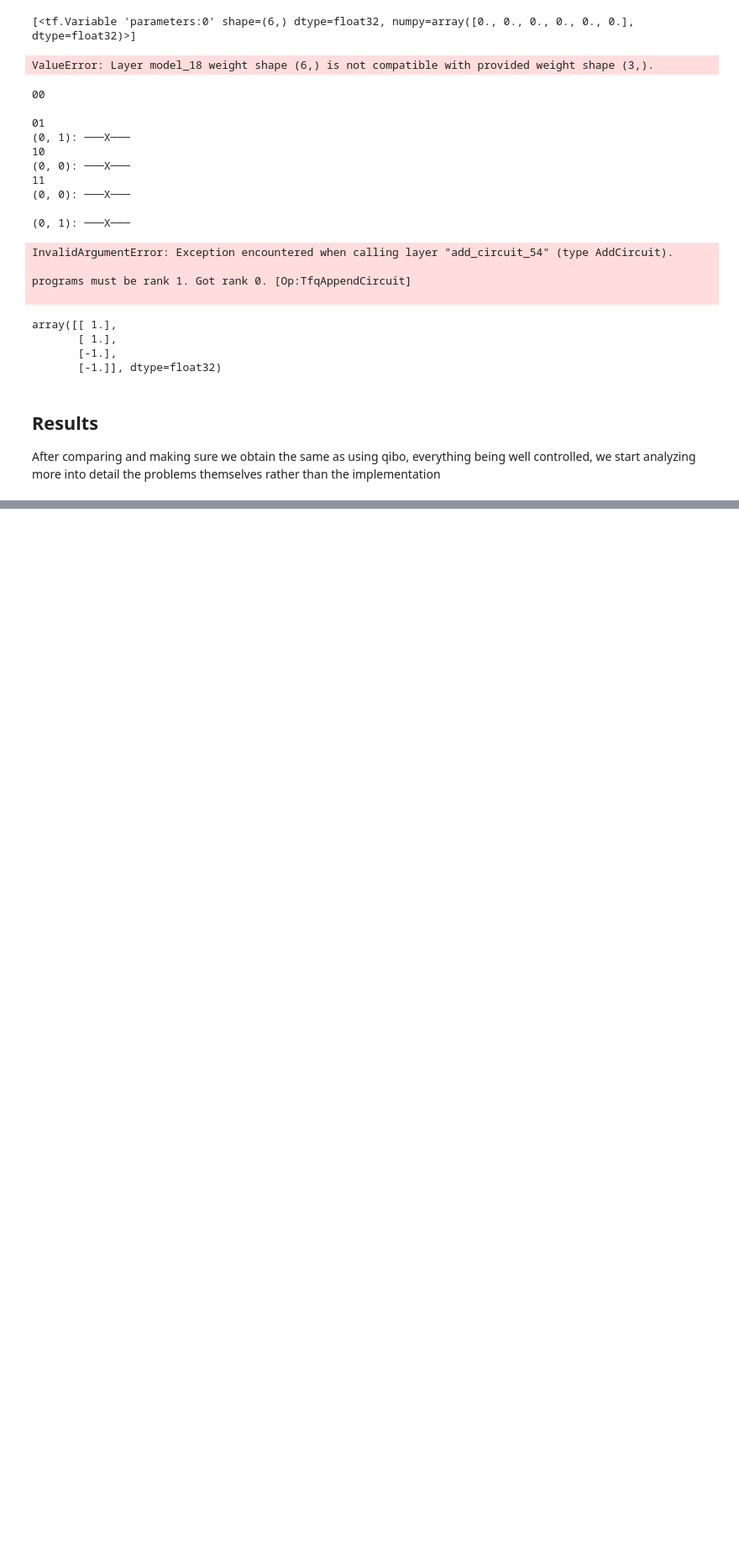
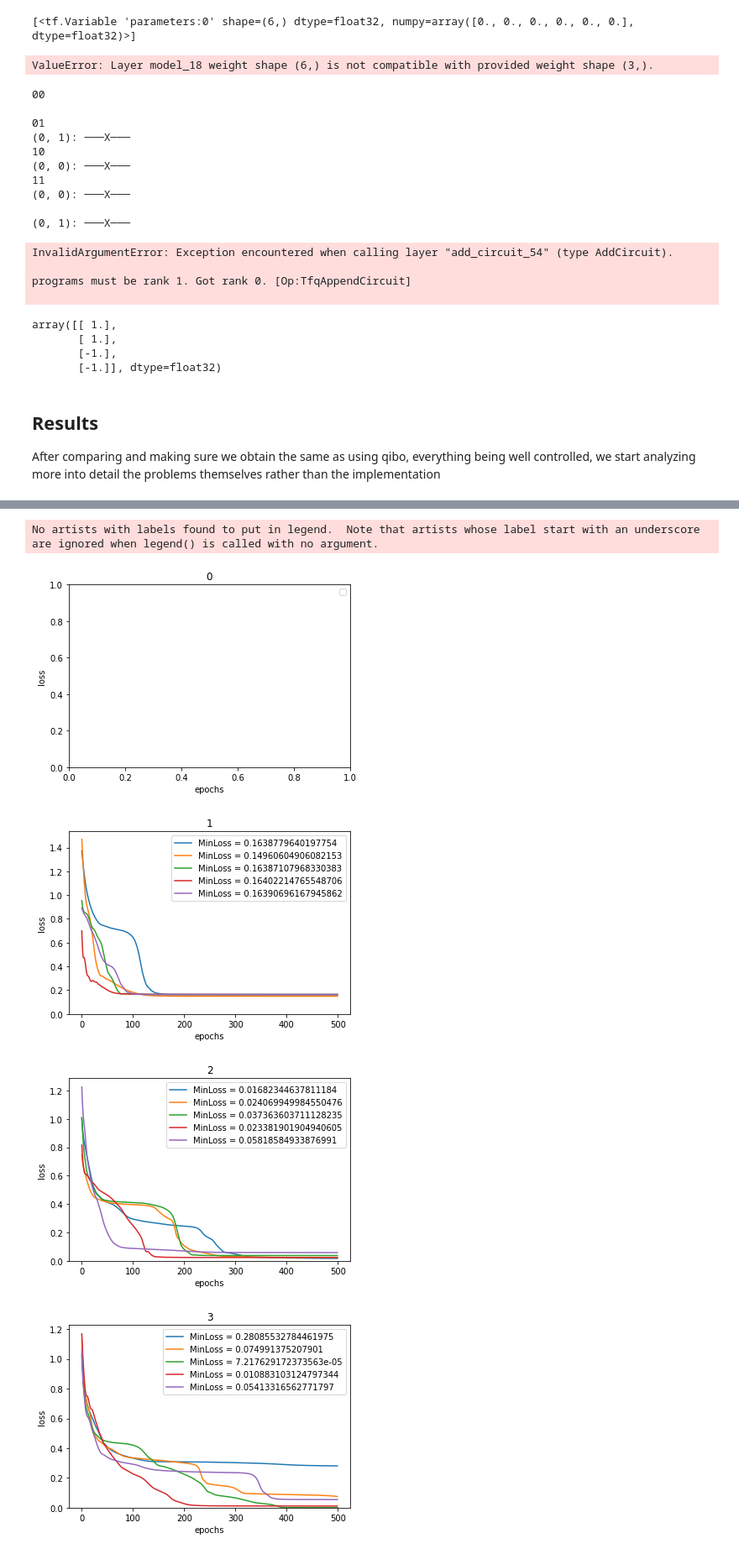
Before and after one commit to joan-ainaud/TFG_QCNN, a Jupyter notebook: TensorFlow qibo imitate.ipynb, the cells around one changed output, grey strips where cells are left out. Shown at 84% size. Saved outputs shown, nothing was run; the diff lists cells and outputs as text; code cells hidden in the pictures; blank space fills up the shorter version.

```diff
--- a/TensorFlow qibo imitate.ipynb
+++ b/TensorFlow qibo imitate.ipynb
@@ -169,7 +169,7 @@ def quantum_circuit(op_bits, readout_bit, parameters, full=False):
 
     return circuit
 
-param = sympy.symbols('p:48')
+param = sympy.symbols('p:100')
 
 
 n = 4
@@ -535,0 +458,33 @@ plt.savefig("compare.pdf")
+# %%
+N = 4
+loss = []
+optimizer = tf.keras.optimizers.Adam(learning_rate=0.02*16)#*16, momentum=0.0, nesterov=False)
+loss_fn = tf.losses.mse
+
+model, quantum_model_circuit, qubits, readoutqubit = setup(N, param, extra=False, full=False, cnot=False, firstOne=False, random=True, depth=10)
+inputs, labels = generate_data(qubits)
+
+ninp = len(inputs)
+split = int(ninp*1)
+
+train_excitations = inputs[:split]
+train_labels = labels[:split]
+#train_labels = tf.cast(train_labels, dtype=tf.float64)
+
+test_excitations = inputs[split:]
+test_labels = labels[split:]
+
+
+
+print(model.weights)
+
+
+"""batch_size = 16
+train_dataset = tf.data.Dataset.from_tensor_slices((train_excitations, train_labels))
+train_dataset = train_dataset.shuffle(buffer_size=1024).batch(batch_size)"""
+
+
+loss_list = []
+
+epochs = 100
+train(model, train_excitations, train_labels, optimizer, loss_fn, loss_list, epochs=epochs)
@@ -835,0 +907,16 @@ After comparing and making sure we obtain the same as using qibo, everything bei
+# %%
+for it, dl in enumerate(dloss):
+    plt.title("{it}".format(it=it))
+    for l in dl:
+        plt.plot(l, label="MinLoss = {}".format(min(l)))
+    plt.ylabel("loss")
+    plt.xlabel("epochs")
+    plt.ylim(bottom=0)
+    plt.legend()
+    plt.show()
+# %% [output]
+No artists with labels found to put in legend.  Note that artists whose label start with an underscore are ignored when legend() is called with no argument.
+[figure, added]
+[figure, added]
+[figure, added]
+[figure, added]
```
Also changed, not shown: parts of 27 cells of this notebook.
